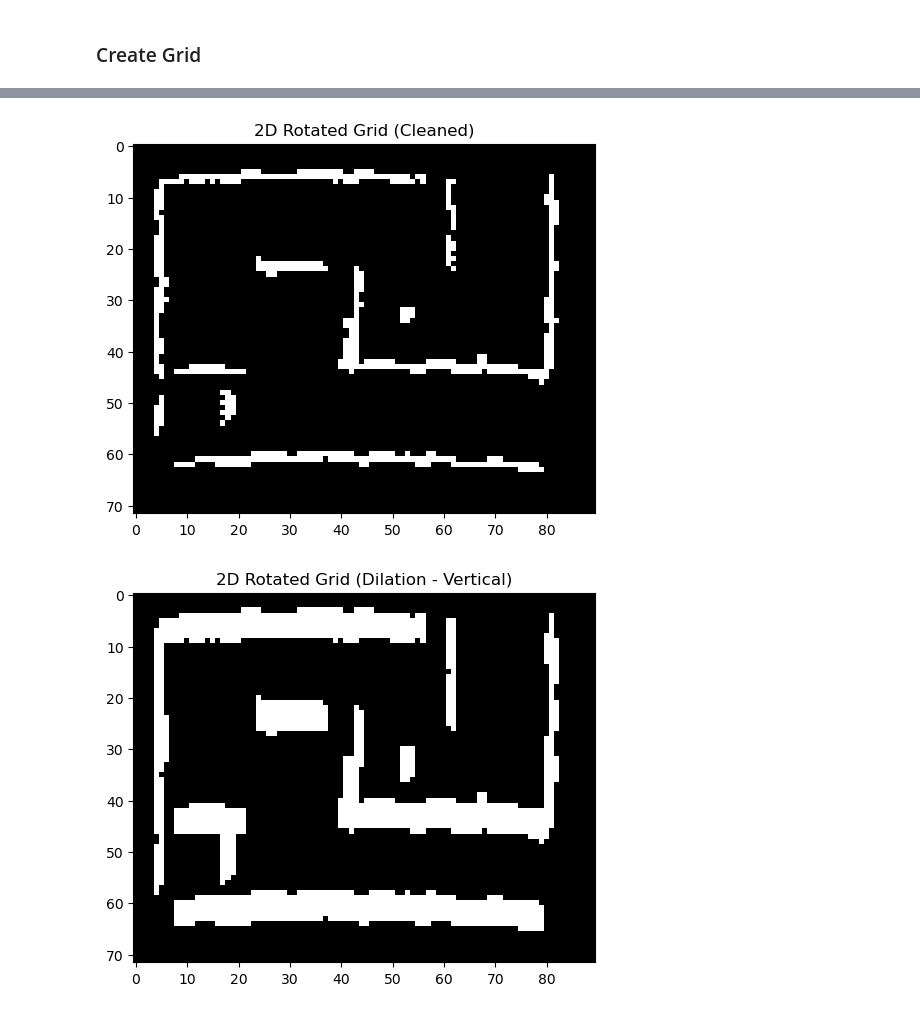
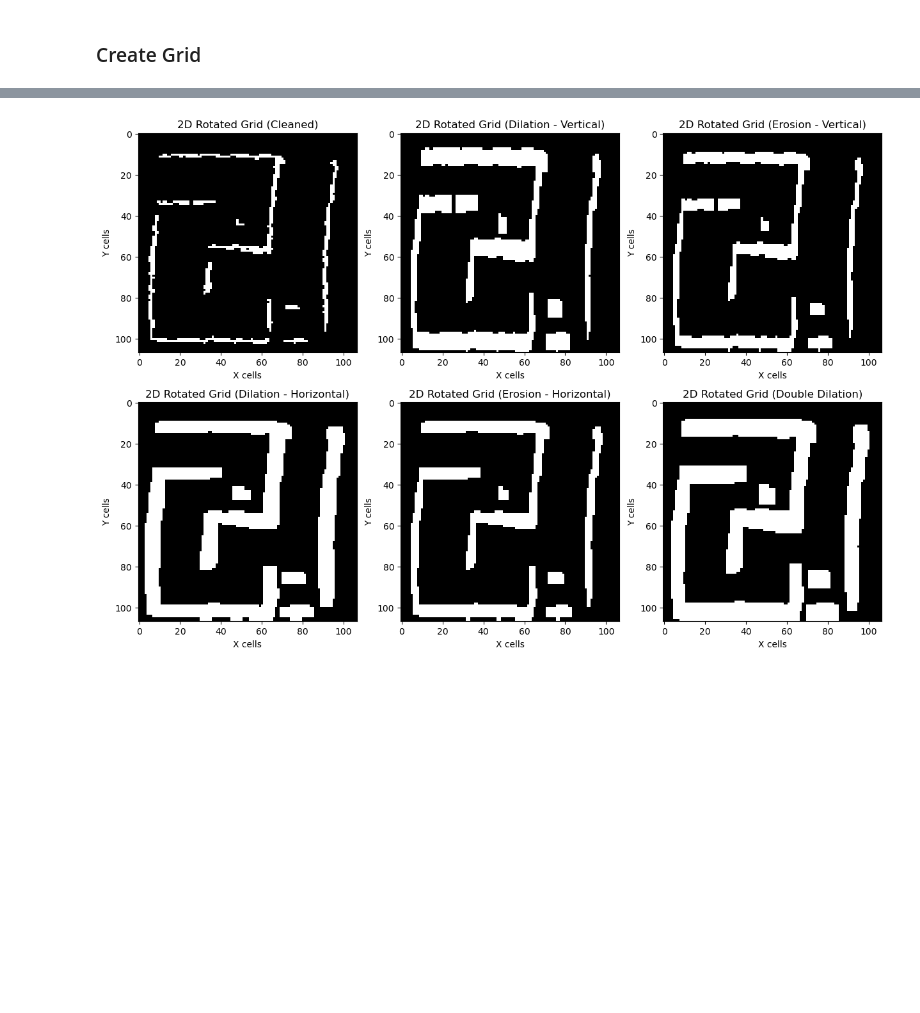
Before and after one commit to m-krastev/var_extensions, a Jupyter notebook: maze_pipeline/notebooks/session_2/2D_grid_maze.ipynb, the cells around one changed output, grey strips where cells are left out. Cells and saved outputs as stored; diff of their text form; code cells hidden in the pictures; blank space fills up the shorter version.

```diff
--- a/maze_pipeline/notebooks/session_2/2D_grid_maze.ipynb
+++ b/maze_pipeline/notebooks/session_2/2D_grid_maze.ipynb
@@ -17,0 +15,3 @@ point_cloud = o3d.io.read_point_cloud("cleaned_maze.ply") #week 1 maze
+# %%
+def normalize_coordinates(coords, min_val, max_val):
+    return [(coord - min_val) / (max_val - min_val) for coord in coords]
@@ -41,24 +76,29 @@ import numpy as np
 # Indices: y at 0, z at 1, x at 2.
 # only use x and y
 
-y_coords = point_cloud_np[:, 0]
-x_coords = point_cloud_np[:, 2]
+# y_coords = point_cloud_np[:, 0]
+# x_coords = point_cloud_np[:, 2]
 
-resolution = 0.2 # grid size
+x_coords = normalized_x_coords
+y_coords = normalized_y_coords
+
+resolution = 1/100 # grid size
 
 # min and max points
 x_min, x_max = np.min(x_coords), np.max(x_coords)
 y_min, y_max = np.min(y_coords), np.max(y_coords)
 
 # Compute the size of the grid
-x_size = int(np.ceil((x_max - x_min) / resolution))
-y_size = int(np.ceil((y_max - y_min) / resolution))
+x_size = int(np.ceil((x_max - x_min) / resolution)) + 1
+y_size = int(np.ceil((y_max - y_min) / resolution)) + 1
 
+print(x_size, y_size)
 
 #count number of points per grid cell
 count_grid = np.zeros((y_size, x_size), dtype=np.int32)
 for i in range(len(x_coords)):
     # Translate coordinates to grid indices
+
     x_idx = int((x_coords[i] - x_min) / resolution)
     y_idx = int((y_coords[i] - y_min) / resolution)
     count_grid[y_idx, x_idx] += 1
@@ -136,52 +177,46 @@ output = cv2.connectedComponentsWithStats(rotated, connectivity, cv2.CV_32S)
 num_stats = output[0] # total number of connected components
 labels = output[1] # labeled version of the image where each component is assigned a unique integer label
 stats = output[2] # statistics about each component (including its area, bounding box, and other properties).
 
 new_image = rotated.copy()
-# fig, ax = plt.subplots(2, 3, figsize=(15, 10))
-# ax = ax.ravel()
+fig, ax = plt.subplots(2, 3, figsize=(15, 10))
+ax = ax.ravel()
 
 for label in range(num_stats):  # foes through each connected component
     if stats[label,cv2.CC_STAT_AREA] == 1 or stats[label,cv2.CC_STAT_AREA] == 2 or stats[label,cv2.CC_STAT_AREA] == 3  :
         new_image[labels == label] = 0
-plt.imshow(new_image, cmap='gray', origin='upper')
-plt.title('2D Rotated Grid (Cleaned)')
-plt.show()
+ax[0].imshow(new_image, cmap='gray', origin='upper')
+ax[0].set(xlabel='X cells', ylabel='Y cells', title='2D Rotated Grid (Cleaned)')
 
 # Dilation
-kernel_dilation_v = np.ones((5,1), np.uint8)
+kernel_dilation_v = np.ones((8,1), np.uint8)
 dilated_image_v = cv2.dilate(new_image, kernel_dilation_v, iterations=1)
-plt.imshow(dilated_image_v, cmap='gray', origin='upper')
-plt.title('2D Rotated Grid (Dilation - Vertical)')
-plt.show()
+ax[1].imshow(dilated_image_v, cmap='gray', origin='upper')
+ax[1].set(xlabel='X cells', ylabel='Y cells', title='2D Rotated Grid (Dilation - Vertical)')
 
 # Erosion
 kernel_erosion = np.ones((4,1), np.uint8)
 eroded_image2 = cv2.erode(dilated_image_v, kernel_erosion, iterations=1)
-plt.imshow(eroded_image2, cmap='gray', origin='upper')
-plt.title('2D Rotated Grid (Erosion - Vertical)')
-plt.show()
+ax[2].imshow(eroded_image2, cmap='gray', origin='upper')
+ax[2].set(xlabel='X cells', ylabel='Y cells', title='2D Rotated Grid (Erosion - Vertical)')
 
 # Dilation
 kernel_dilation_h = np.ones((1, 6), np.uint8)
 dilated_image_h = cv2.dilate(eroded_image2, kernel_dilation_h, iterations=1)
-plt.imshow(dilated_image_h, cmap='gray', origin='upper')
-plt.title('2D Rotated Grid (Dilation - Horizontal)')
-plt.show()
+ax[3].imshow(dilated_image_h, cmap='gray', origin='upper')
+ax[3].set(xlabel='X cells', ylabel='Y cells', title='2D Rotated Grid (Dilation - Horizontal)')
 
 # Erosion
 kernel_erosion = np.ones((1,5), np.uint8)
 eroded_image = cv2.erode(dilated_image_h, kernel_erosion, iterations=1)
-plt.imshow(eroded_image, cmap='gray', origin='upper')
-plt.title('2D Rotated Grid (Erosion - Horizontal)')
-plt.show()
+ax[4].imshow(eroded_image, cmap='gray', origin='upper')
+ax[4].set(xlabel='X cells', ylabel='Y cells', title='2D Rotated Grid (Erosion - Horizontal)')
 
 # Double Dilation
 kernel_dilation = np.ones((4, 4), np.uint8)
 dilated_image = cv2.dilate(eroded_image, kernel_dilation, iterations=1)
-plt.imshow(dilated_image, cmap='gray', origin='upper')
-plt.title('2D Rotated Grid (Double Dilation)')
+ax[5].imshow(dilated_image, cmap='gray', origin='upper')
+ax[5].set(xlabel='X cells', ylabel='Y cells', title='2D Rotated Grid (Double Dilation)')
 plt.show()
 # %% [output]
-[figure, old version]
+[figure, new version]
-[figure, removed]
```
Also changed, not shown: parts of 13 cells of this notebook.
